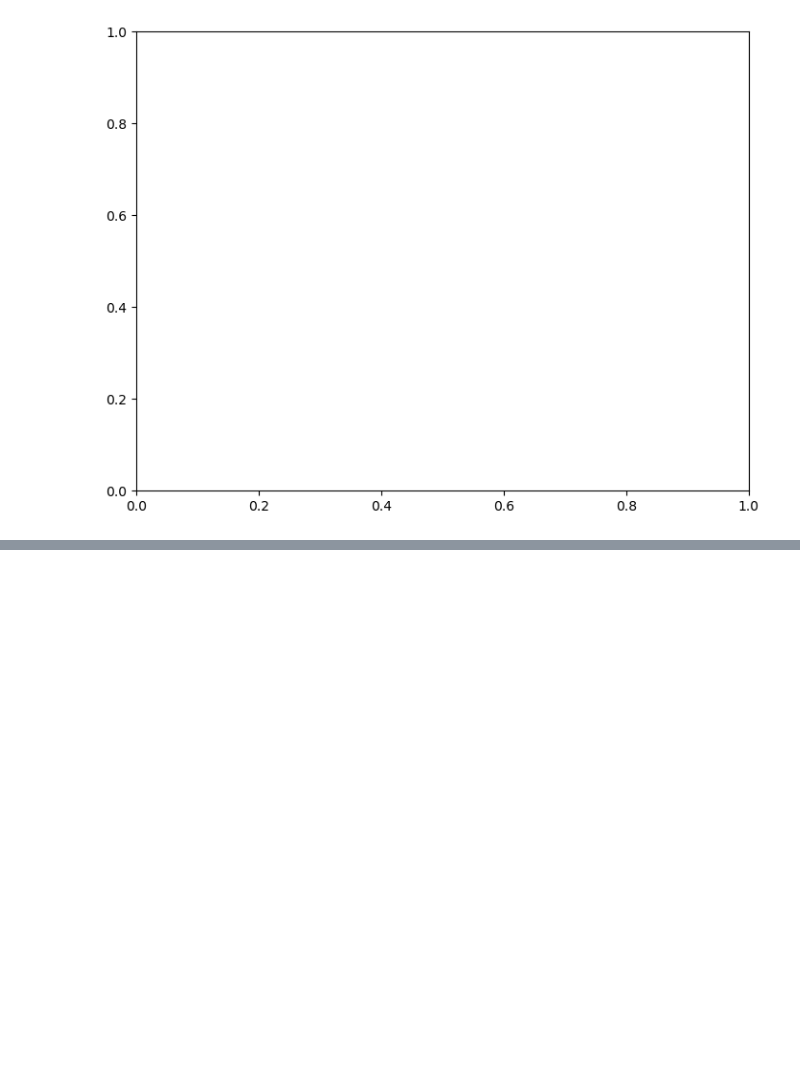
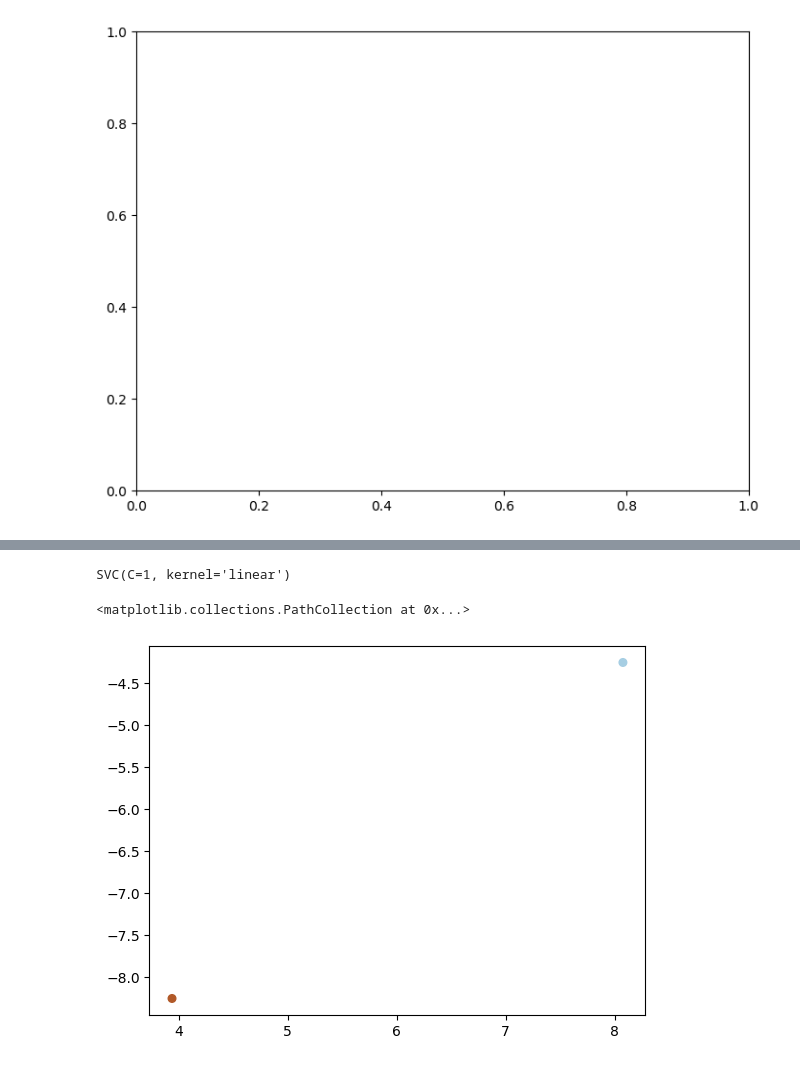
Before and after one commit to FARIDKH/learningaiml, a Jupyter notebook: SVM/Untitled2.ipynb, the cells around one changed output, grey strips where cells are left out. Cells and saved outputs as stored; diff of their text form; code cells hidden in the pictures; blank space fills up the shorter version.

```diff
--- a/SVM/Untitled2.ipynb
+++ b/SVM/Untitled2.ipynb
@@ -45,0 +44,12 @@ ax.set_yticks(())
+# %%
+X, y = datasets.make_blobs(n_samples=2, centers=2,random_state=6)
+# %%
+clf = svm.SVC(kernel="linear", C=1)
+clf.fit(X,y)
+# %% [output]
+SVC(C=1, kernel='linear')
+# %%
+plt.scatter(X[:,0],X[:,1],c=y,s=30, cmap=plt.cm.Paired)
+# %% [output]
+<matplotlib.collections.PathCollection at 0x...>
+[figure, added]
```
Also changed, not shown: parts of 19 cells of this notebook.
